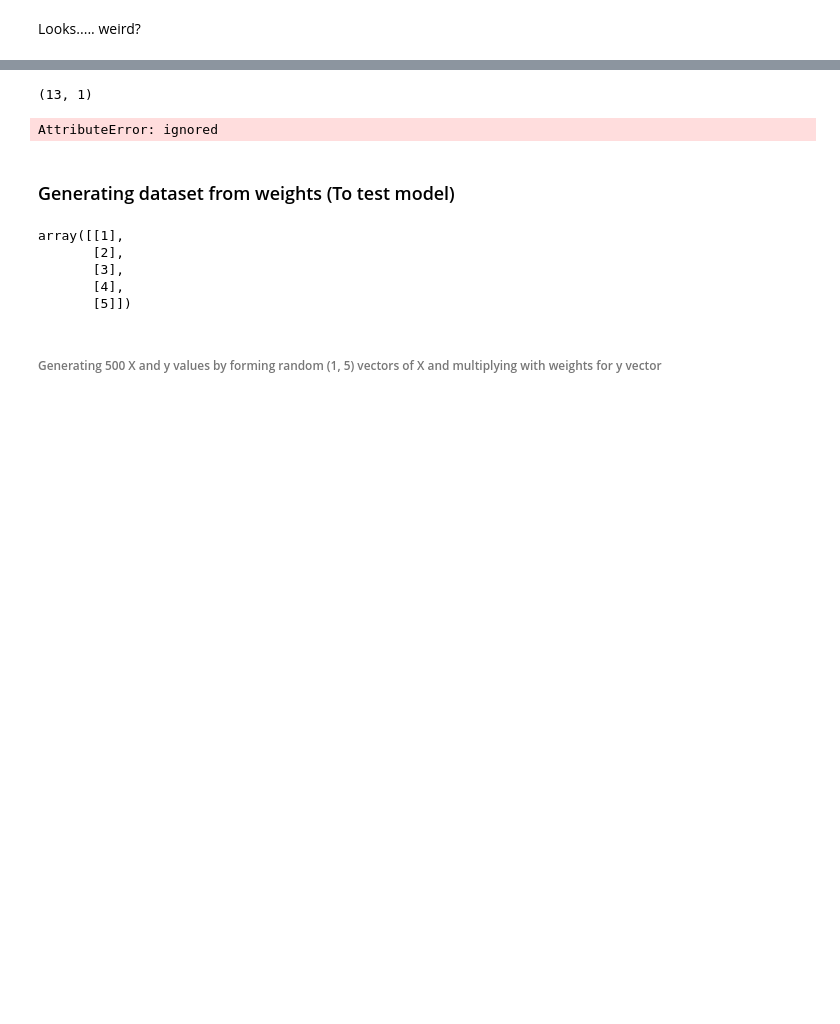
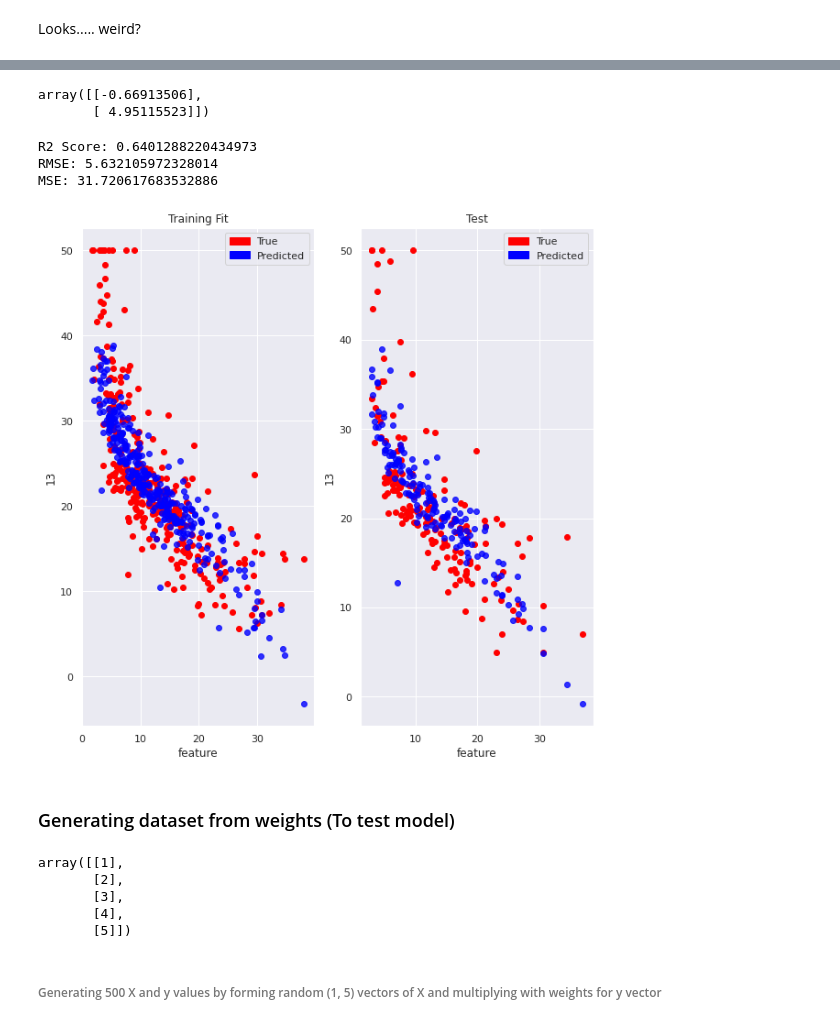
Before and after one commit to heerboi/ML-from-scratch, a Jupyter notebook: Linear_Regression.ipynb, the cells around one changed output, grey strips where cells are left out. Drawn from its saved outputs; the diff is of its cells as text; code cells hidden in the pictures; blank space fills up the shorter version.

```diff
--- a/Linear_Regression.ipynb
+++ b/Linear_Regression.ipynb
@@ -283,9 +290,18 @@ I have to make some changes so it can accept DataFrame objects. WORKS FOR NUMPY
+# %%
+model.w
+# %% [output]
+array([[-0.66913506],
+       [ 4.95115523]])
 # %%
-gd_model = LinearRegression(epochs = 10)
-gd_model.gd_fit(X_train, y_train)
+gd_model.print_errors(gd_model, X_train, y_train)
 # %% [output]
-(13, 1)
+R2 Score: 0.6401288220434973
+RMSE: 5.632105972328014
+MSE: 31.720617683532886
-AttributeError: ignored
+# %%
+plot_train_test(gd_model, 0)
+# %% [output]
+[figure, added]
 # %% [markdown]
 ### Generating dataset from weights (To test model)
 # %%
```
Also changed, not shown: parts of 62 cells of this notebook.
